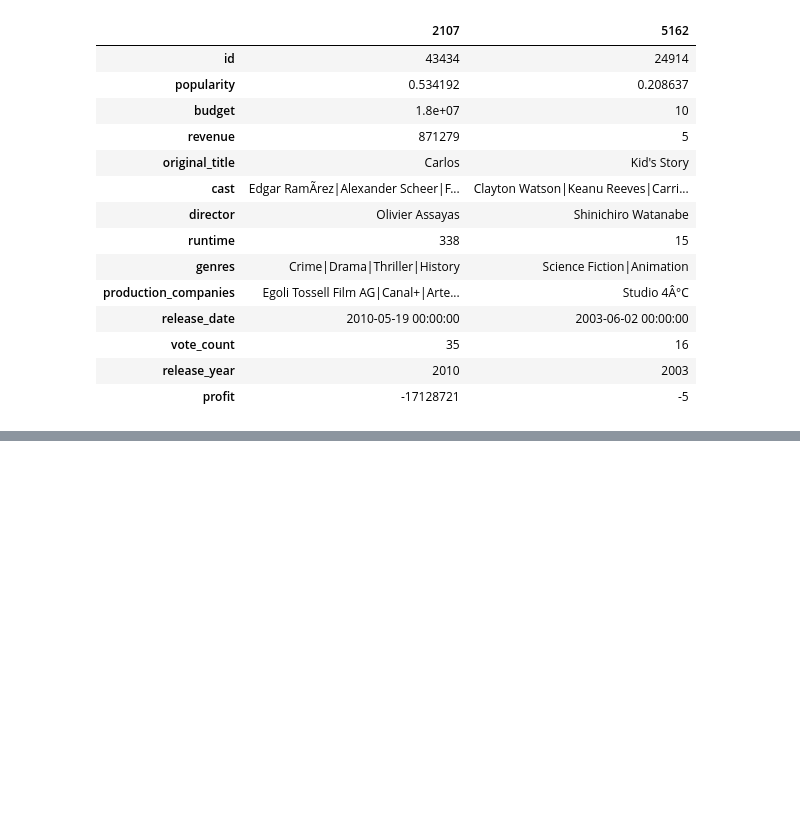
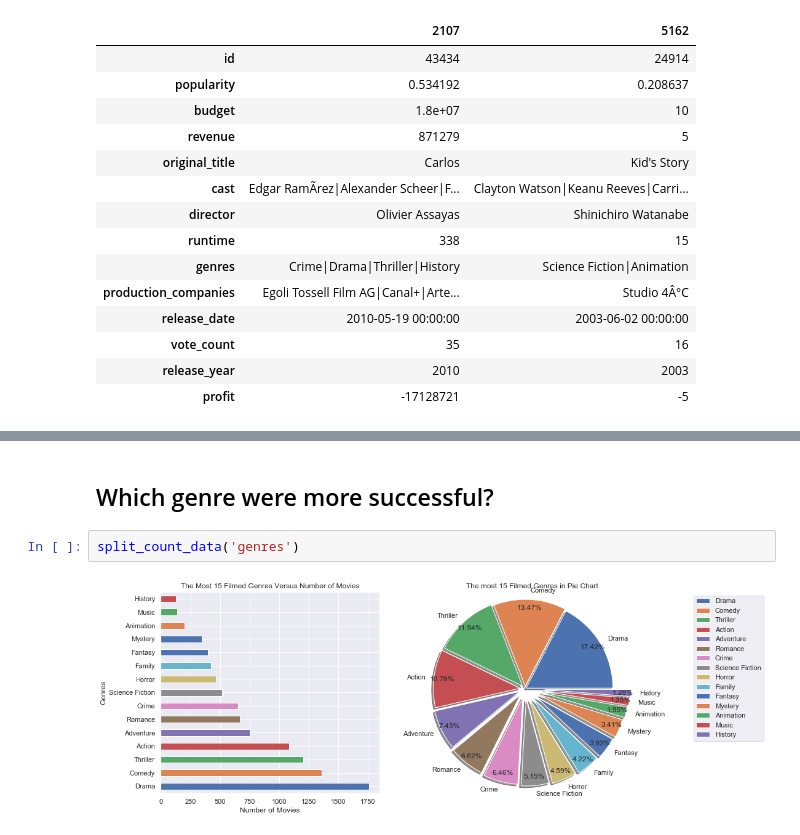
Before and after one commit to aysbt/Data_Cleaning, a Jupyter notebook: TMDb_Movies_Dataset.ipynb, the cells around one changed output, grey strips where cells are left out. Saved outputs shown, nothing was run; the diff lists cells and outputs as text; blank space fills up the shorter version.

```diff
--- a/TMDb_Movies_Dataset.ipynb
+++ b/TMDb_Movies_Dataset.ipynb
@@ -396,0 +401,6 @@ def split_count_data(col_name, size=18):
+# %% [markdown]
+## Which genre were more successful?
+# %%
+split_count_data('genres')
+# %% [output]
+[figure, added]
```
Also changed, not shown: parts of 17 cells of this notebook.
